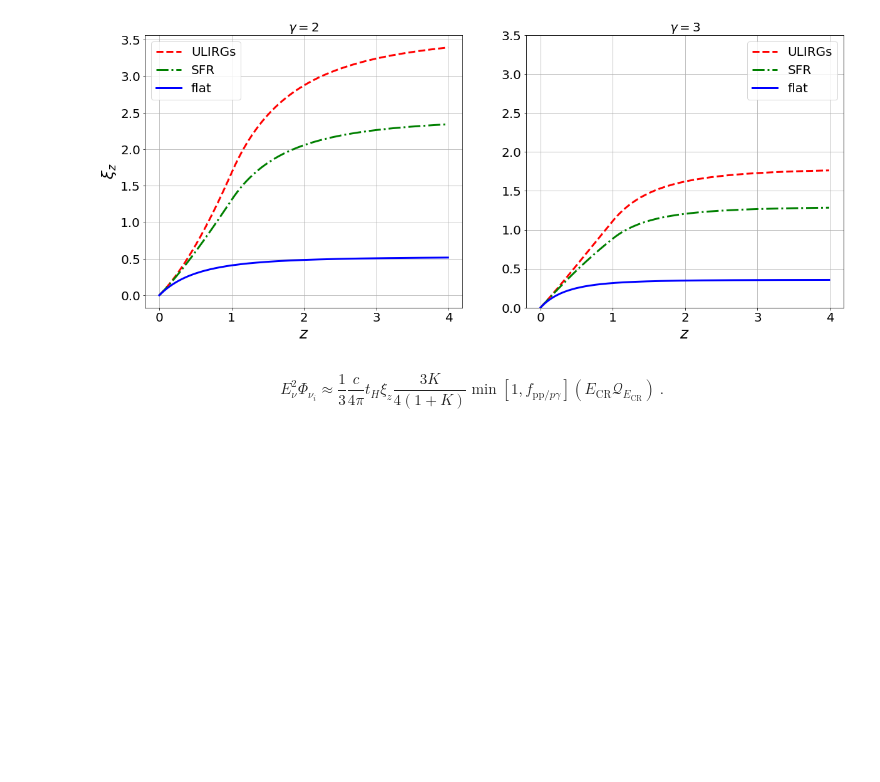
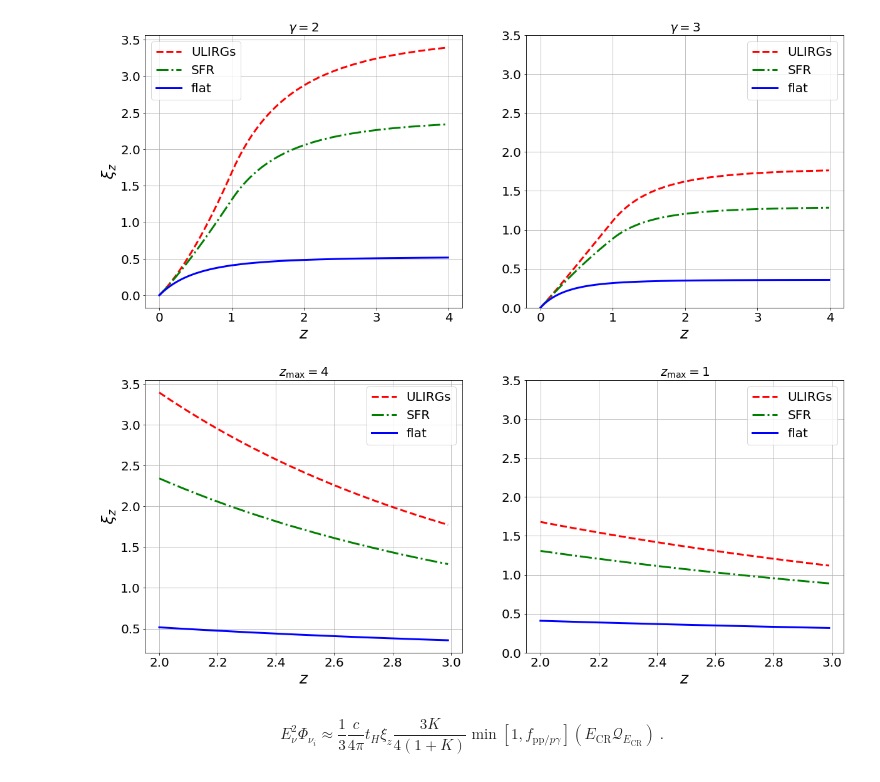
Before and after one commit to YarnoMerckx/diffuse-neutrino-flux-u-lirgs, a Jupyter notebook: Extrapolation.ipynb, the cells around one changed output. Saved outputs shown, nothing was run; the diff lists cells and outputs as text; code cells hidden in the pictures; blank space fills up the shorter version.

Commit message:
xi vs gamma

```diff
--- a/Extrapolation.ipynb
+++ b/Extrapolation.ipynb
@@ -172,6 +172,45 @@ ax[1].grid()
 plt.savefig("/Users/yarno/Documents/PhD/Pictures/Extrapolation_plots/Hz_evolution.png",bbox_inches="tight")
 # %% [output]
 [figure]
+# %%
+gamma_range = np.arange(2,3,0.01)
+xi_U_z4 = [xi(i,4,'ULIRG') for i in gamma_range]
+xi_SFR_z4 = [xi(i,4,'starforming') for i in gamma_range]
+xi_flat_z4 = [xi(i,4,'flat') for i in gamma_range]
+xi_U_z1 = [xi(i,1,'ULIRG') for i in gamma_range]
+xi_SFR_z1 = [xi(i,1,'starforming') for i in gamma_range]
+xi_flat_z1 = [xi(i,1,'flat') for i in gamma_range]
+# %%
+fig, ax = plt.subplots(1, 2, figsize=(20,8))
+ax[0].plot(gamma_range,xi_U_z4, color='red', label = 'ULIRGs', linestyle = '--', linewidth = 3)
+ax[0].plot(gamma_range,xi_SFR_z4, color='green', label = 'SFR',linestyle ='-.', linewidth = 3)
+ax[0].plot(gamma_range,xi_flat_z4, color='blue', label = 'flat',linewidth = 3 )
+ax[1].plot(gamma_range,xi_U_z1, color='red', label = 'ULIRGs', linestyle = '--',linewidth = 3)
+ax[1].plot(gamma_range,xi_SFR_z1, color='green', label = 'SFR', linestyle = '-.',linewidth = 3)
+ax[1].plot(gamma_range,xi_flat_z1, color='blue', label = 'flat',linewidth = 3)
+ax[1].set_ylim(0,3.5)
+ax[0].tick_params(axis='both', which='major', labelsize=20)
+ax[0].tick_params(axis='both', which='major', labelsize=20)
+ax[1].tick_params(axis='both', which='major', labelsize=20)
+ax[1].tick_params(axis='both', which='major', labelsize=20)
+
+ax[0].set_ylabel('$\\xi_z$', fontsize = 25)
+ax[0].set_xlabel('$z$', fontsize = 25)
+ax[1].set_xlabel('$z$', fontsize = 25)
+
+ax[0].legend(fontsize = 20)
+ax[1].legend(fontsize = 20)
+
+ax[0].set_title('$z_{\mathrm{max}} = 4$', fontsize = 20)
+ax[1].set_title('$z_{\mathrm{max}} = 1$', fontsize = 20)
+
+
+ax[0].grid()
+ax[1].grid()
+
+#plt.savefig("/Users/yarno/Documents/PhD/Pictures/Extrapolation_plots/Hz_evolution.png",bbox_inches="tight")
+# %% [output]
+[figure, added]
 # %% [markdown]
 \begin{equation}
     E^{2}_{\nu_{}}\Phi_{\nu_i} \approx \frac{1}{3}\frac{c}{4\pi} t_{H} \xi_{z}\frac{3K}{4(1+K)} \min[1,f_{\mathrm{pp}/p\gamma}] \left(E_{\mathrm{CR}}\mathcal{Q}_{E_\mathrm{CR}}\right)~.
```
